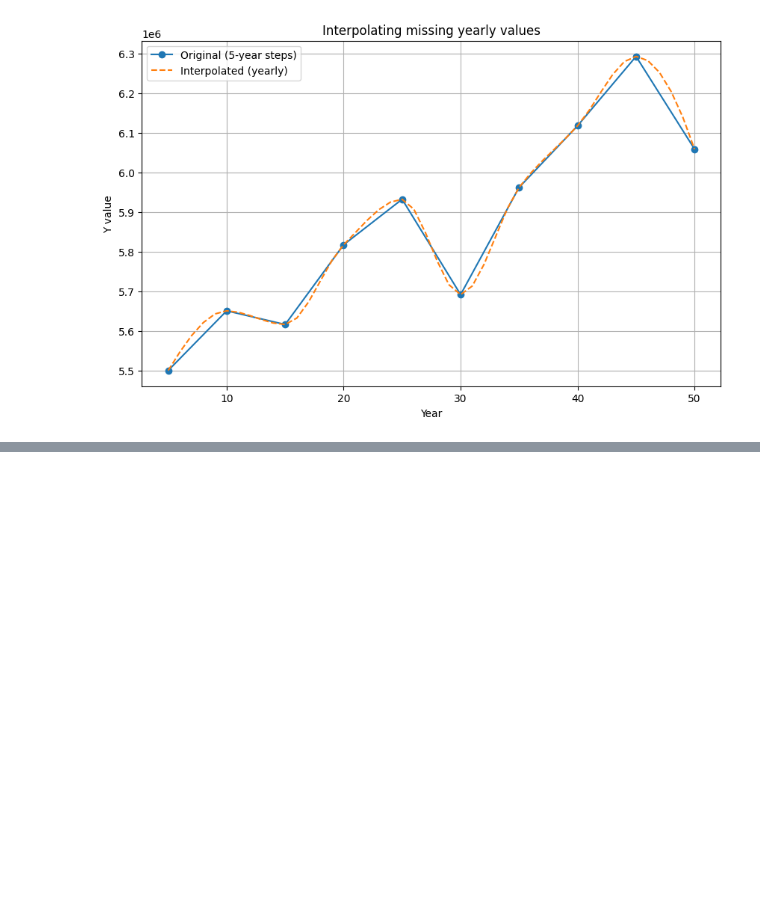
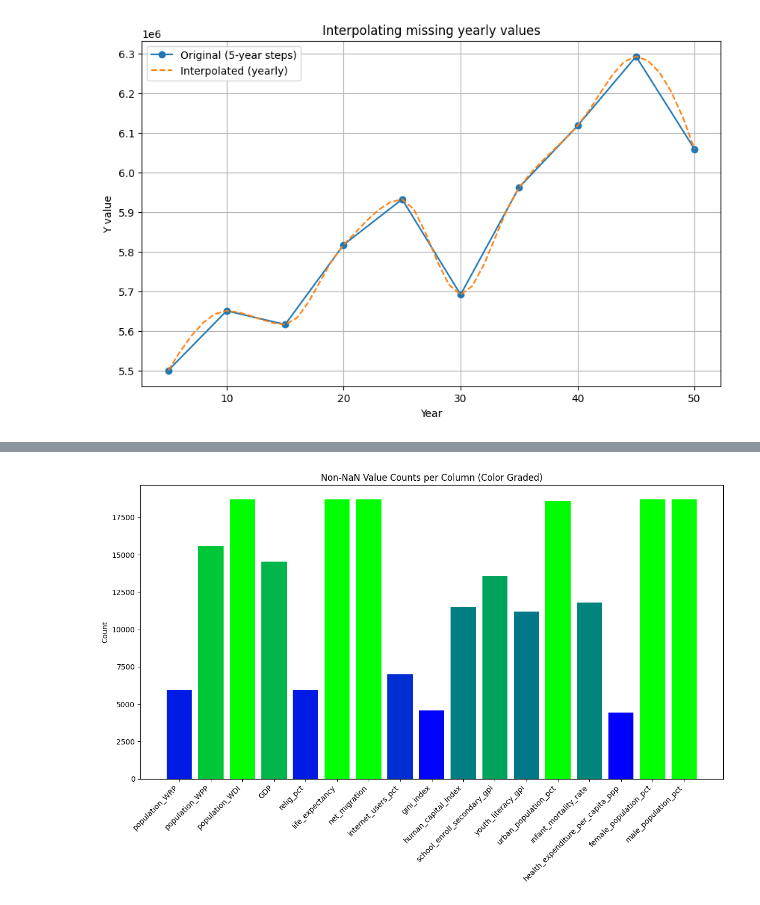
Before and after one commit to tuomascode/DSA-Population, a Jupyter notebook: tuomas_population_data.ipynb, the cells around one changed output, grey strips where cells are left out. Drawn from its saved outputs; the diff is of its cells as text; code cells hidden in the pictures; blank space fills up the shorter version.

```diff
--- a/tuomas_population_data.ipynb
+++ b/tuomas_population_data.ipynb
@@ -204,0 +53,86 @@ df[df["Country Code"] == get_country("vietnam").alpha_2]
+# %%
+import pandas as pd
+import matplotlib.pyplot as plt
+import numpy as np
+
+# Load data
+df = pd.read_csv("data\\cleaned_all_data.csv")
+
+rename_map = {
+    'Fertility rate, total (births per woman) [SP.DYN.TFRT.IN]': 'fertility_rate',
+    'Birth rate, crude (per 1,000 people) [SP.DYN.CBRT.IN]': 'birth_rate',
+    'Death rate, crude (per 1,000 people) [SP.DYN.CDRT.IN]': 'death_rate',
+    'Life expectancy at birth, total (years) [SP.DYN.LE00.IN]': 'life_expectancy',
+    'Net migration [SM.POP.NETM]': 'net_migration',
+    'Individuals using the Internet (% of population) [IT.NET.USER.ZS]': 'internet_users_pct',
+    'Gini index [SI.POV.GINI]': 'gini_index',
+    'Human capital index (HCI) (scale 0-1) [HD.HCI.OVRL]': 'human_capital_index',
+    'School enrollment, secondary (gross), gender parity index (GPI) [SE.ENR.SECO.FM.ZS]': 'school_enroll_secondary_gpi',
+    'Literacy rate, youth (ages 15-24), gender parity index (GPI) [SE.ADT.1524.LT.FM.ZS]': 'youth_literacy_gpi',
+    'Urban population (% of total population) [SP.URB.TOTL.IN.ZS]': 'urban_population_pct',
+    'Mortality rate, infant (per 1,000 live births) [SP.DYN.IMRT.IN]': 'infant_mortality_rate',
+    'Current health expenditure per capita, PPP (current international $) [SH.XPD.CHEX.PP.CD]': 'health_expenditure_per_capita_ppp',
+    'Population, female (% of total population) [SP.POP.TOTL.FE.ZS]': 'female_population_pct',
+    'Population, male (% of total population) [SP.POP.TOTL.MA.ZS]': 'male_population_pct',
+    'Population, total [SP.POP.TOTL]': 'population_WDI',
+    'pop': 'population_WRP',
+    'population': 'population_WPP',
+}
+
+relig_cols = ["christian", "islam", "buddhist", "judaism", "other"]
+
+# Require all values present, otherwise NaN
+df["relig_pct"] = df[relig_cols].sum(axis=1, skipna=False)
+
+# Drop old columns
+df.drop(columns=relig_cols, inplace=True)
+
+columns_of_interest = [
+    'name',
+    'alpha_2',
+    'year',
+    'population_WRP',
+    'population_WPP',
+    'population_WDI',
+    'GDP',
+    'relig_pct',
+    'life_expectancy',
+    'net_migration',
+    'internet_users_pct',
+    'gini_index',
+    'human_capital_index',
+    'school_enroll_secondary_gpi',
+    'youth_literacy_gpi',
+    'urban_population_pct',
+    'infant_mortality_rate',
+    'health_expenditure_per_capita_ppp',
+    'female_population_pct',
+    'male_population_pct',
+    ]
+df.rename(columns=rename_map, inplace=True)
+df = df[[col for col in columns_of_interest if col in df.columns]]
+
+
+# Exclude the first five columns
+excluded_columns = df.columns[:3]
+df_remaining = df.drop(columns=excluded_columns)
+
+# Count non-NaN values per remaining column
+non_nan_counts = df_remaining.notna().sum()
+
+# Normalize values for color mapping (0 to 1 scale)
+norm = (non_nan_counts - non_nan_counts.min()) / (non_nan_counts.max() - non_nan_counts.min())
+
+# Create colors: from blue (low) to green (high)
+colors = [(0, n, 1 - n) for n in norm]  # RGB tuples: blue to green
+
+# Plot
+plt.figure(figsize=(12, 8))
+bars = plt.bar(non_nan_counts.index, non_nan_counts.values, color=colors)
+plt.title("Non-NaN Value Counts per Column (Color Graded)")
+plt.ylabel("Count")
+plt.xticks(rotation=45, ha='right')
+plt.tight_layout()
+plt.show()
+# %% [output]
+[figure, added]
```
Also changed, not shown: parts of 12 cells of this notebook, 2 other files.
